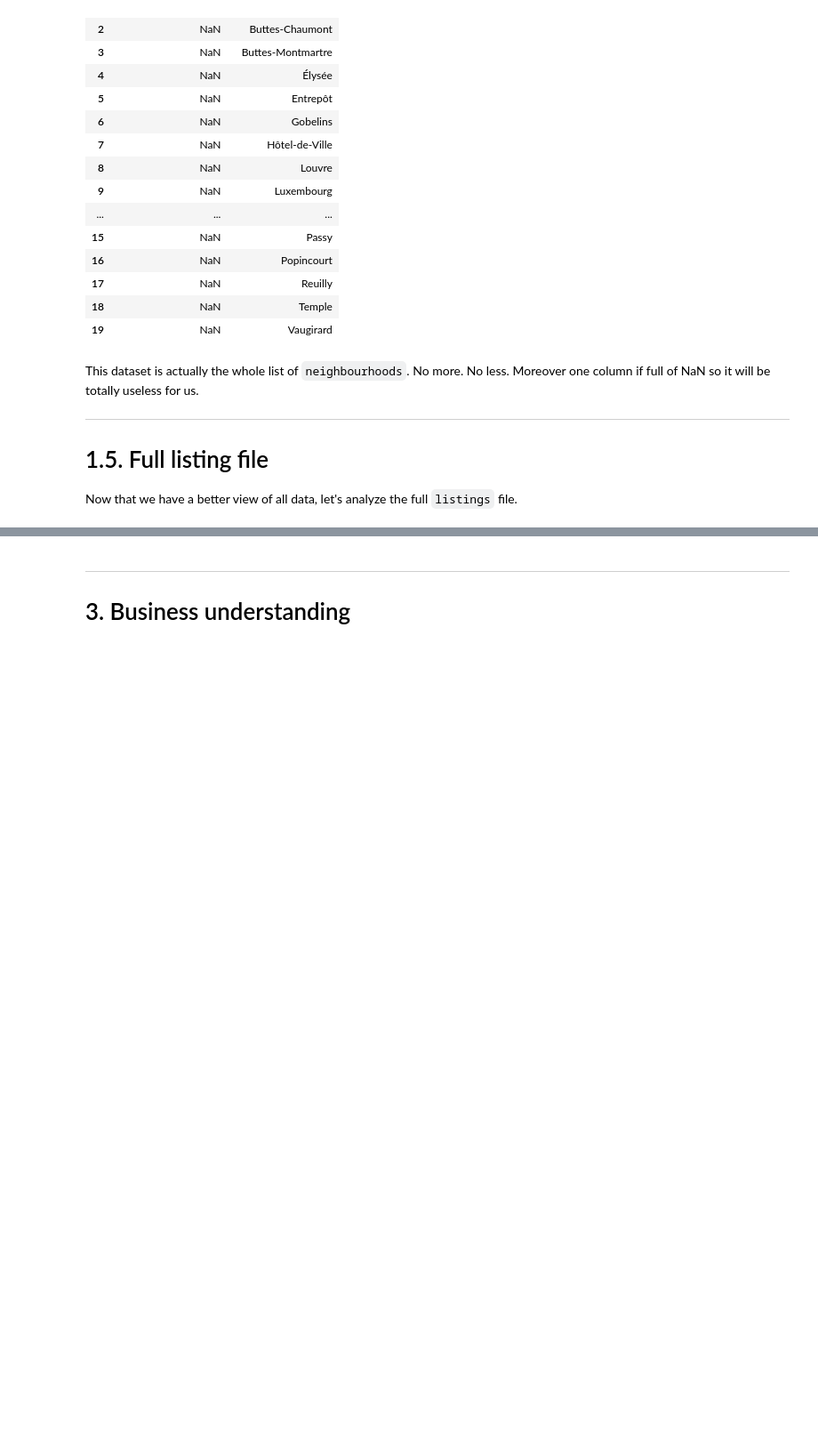
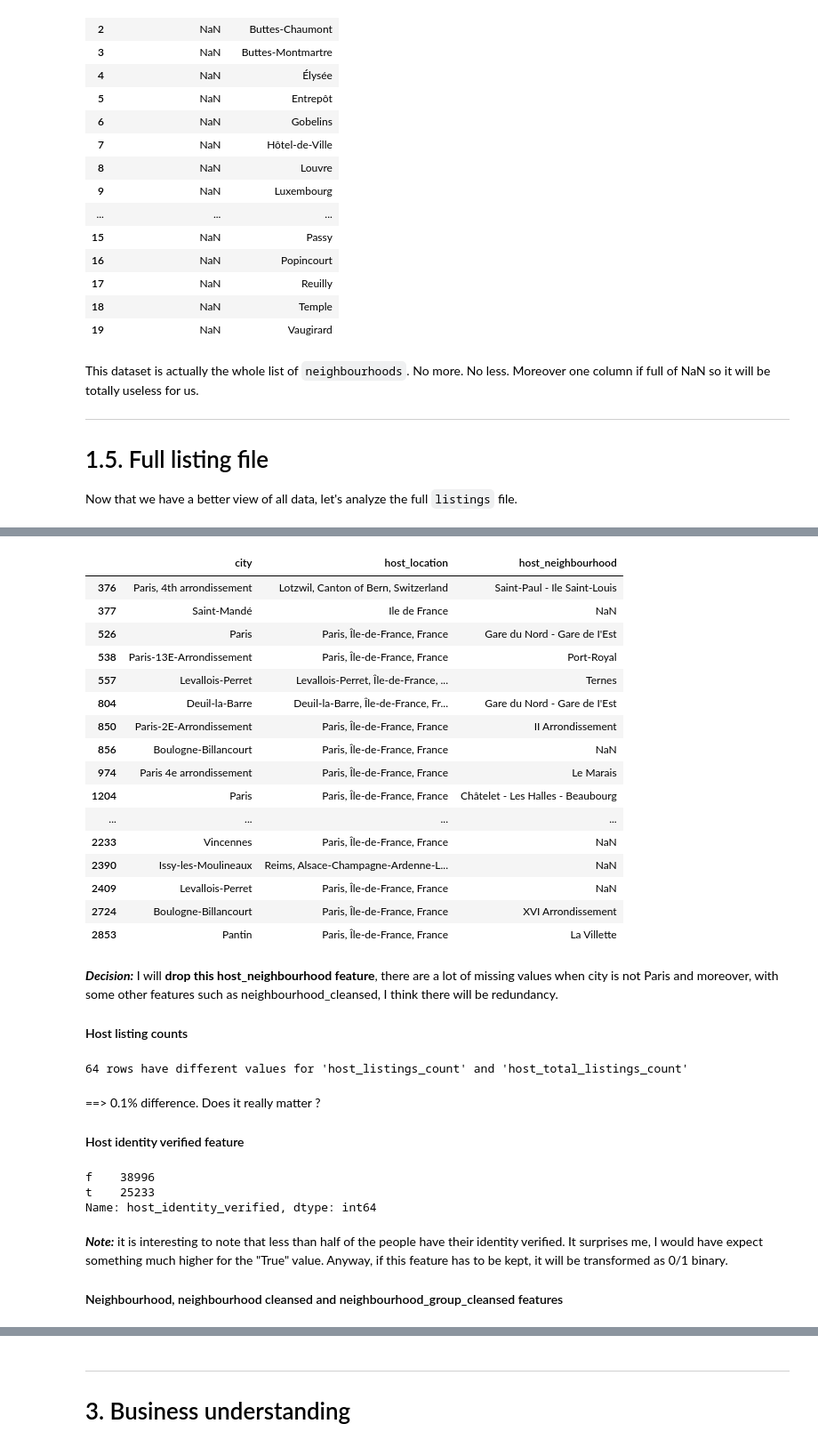
Before and after one commit to nidragedd/udadsnd-p4-airbnb_inside, a Jupyter notebook: notebook/1_Business_and_Data_Understanding.ipynb, the cells around one changed output, grey strips where cells are left out. Shown at 89% size. Cells and saved outputs as stored; diff of their text form; code cells hidden in the pictures; blank space fills up the shorter version.

Commit message:
WIP: keep moving on data exploration

```diff
--- a/notebook/1_Business_and_Data_Understanding.ipynb
+++ b/notebook/1_Business_and_Data_Understanding.ipynb
@@ -457,5 +456,5 @@ This dataset is actually the whole list of `neighbourhoods`. No more. No less. M
 # 1.5. Full listing file
 Now that we have a better view of all data, let's analyze the full `listings` file.
 # %%
-df_lst_full = pd.read_csv(datacollector.get_data_file(cst.LISTING_FULL_FILE), sep=',', header=0)
+df_lst_full = pd.read_csv(datacollector.get_data_file(cst.LISTING_FULL_FILE), sep=',', header=0, low_memory=False)
 df_lst_full.head()
@@ -476,0 +722,44 @@ I will not analyze too deeply this file as I guess that the one that I will real
+# %%
+# When the city is not 'Paris', where the host is currently living, what is the value for host_neighbourhood ?
+df_lst_full[df_lst_full.city != 'Paris'][['city', 'host_location', 'host_neighbourhood']].head(20)
+# %% [output]
+|  | city | host_location | host_neighbourhood |
+| 376 | Paris, 4th arrondissement | Lotzwil, Canton of Bern, Switzerland | Saint-Paul - Ile Saint-Louis |
+| 377 | Saint-Mandé | Ile de France | NaN |
+| 526 | Paris | Paris, Île-de-France, France | Gare du Nord - Gare de I'Est |
+| 538 | Paris-13E-Arrondissement | Paris, Île-de-France, France | Port-Royal |
+| 557 | Levallois-Perret | Levallois-Perret, Île-de-France, ... | Ternes |
+| 804 | Deuil-la-Barre | Deuil-la-Barre, Île-de-France, Fr... | Gare du Nord - Gare de I'Est |
+| 850 | Paris-2E-Arrondissement | Paris, Île-de-France, France | II Arrondissement |
+| 856 | Boulogne-Billancourt | Paris, Île-de-France, France | NaN |
+| 974 | Paris 4e arrondissement | Paris, Île-de-France, France | Le Marais |
+| 1204 | Paris | Paris, Île-de-France, France | Châtelet - Les Halles - Beaubourg |
+| ... | ... | ... | ... |
+| 2233 | Vincennes | Paris, Île-de-France, France | NaN |
+| 2390 | Issy-les-Moulineaux | Reims, Alsace-Champagne-Ardenne-L... | NaN |
+| 2409 | Levallois-Perret | Paris, Île-de-France, France | NaN |
+| 2724 | Boulogne-Billancourt | Paris, Île-de-France, France | XVI Arrondissement |
+| 2853 | Pantin | Paris, Île-de-France, France | La Villette |
+# %% [markdown]
+***Decision:*** I will **drop this host_neighbourhood feature**, there are a lot of missing values when city is not Paris and moreover, with some other features such as neighbourhood_cleansed, I think there will be redundancy.
+
+#### Host listing counts
+# %%
+df_listing_counts_diff = df_lst_full[df_lst_full['host_listings_count'] != df_lst_full['host_total_listings_count']]
+print("{} rows have different values for 'host_listings_count' and 'host_total_listings_count'".format(df_listing_counts_diff.shape[0]))
+# %% [output]
+64 rows have different values for 'host_listings_count' and 'host_total_listings_count'
+# %% [markdown]
+==> 0.1% difference. Does it really matter ?
+
+#### Host identity verified feature
+# %%
+df_lst_full.host_identity_verified.value_counts()
+# %% [output]
+f    38996
+t    25233
+Name: host_identity_verified, dtype: int64
+# %% [markdown]
+***Note:*** it is interesting to note that less than half of the people have their identity verified. It surprises me, I would have expect something much higher for the "True" value. Anyway, if this feature has to be kept, it will be transformed as 0/1 binary.
+
+#### Neighbourhood, neighbourhood cleansed and neighbourhood_group_cleansed features
```
Also changed, not shown: parts of 46 cells of this notebook, 1 other file.
